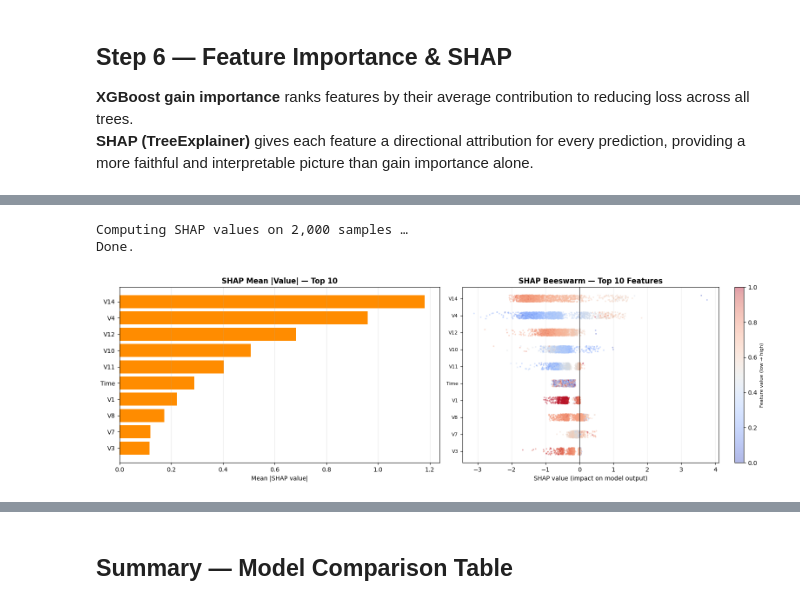
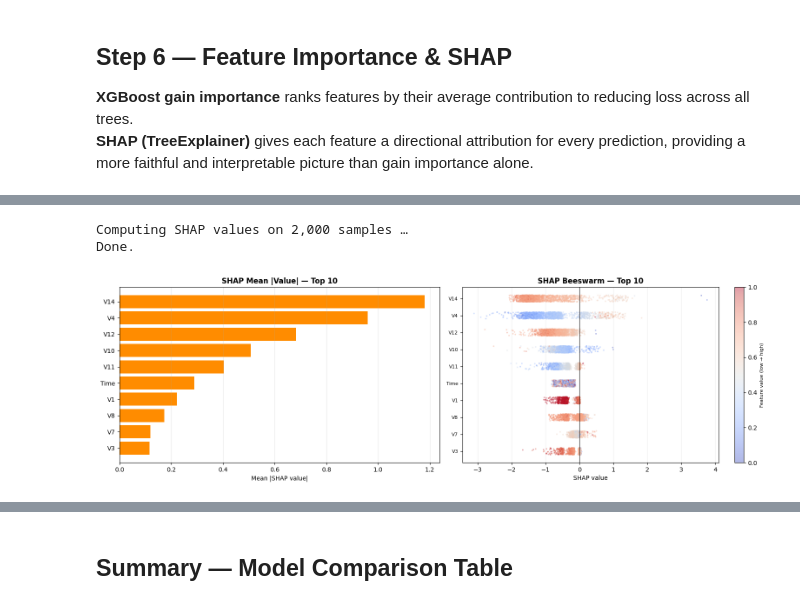
Before and after one commit to sanjaykeyan/CreditCard_fraud_detection, a Jupyter notebook: 03_xgboost_model.ipynb, the cells around one changed output, grey strips where cells are left out. Cells and saved outputs as stored; diff of their text form; code cells hidden in the pictures.

```diff
--- a/03_xgboost_model.ipynb
+++ b/03_xgboost_model.ipynb
@@ -526,83 +346,68 @@ log_amount    0.020417
 # %%
 import shap
 
-# ── SHAP TreeExplainer — runs natively on XGBoost, no approximation needed ───
-explainer   = shap.TreeExplainer(xgb_model)
+explainer = shap.TreeExplainer(xgb_model)
 
-# Use a random sample of test set for faster computation (stratified by class)
+# stratified sample for SHAP — keep fraud/legit ratio roughly intact
 SHAP_SAMPLE = min(2000, len(X_test_fe))
-rng          = np.random.default_rng(42)
-fraud_idx    = np.where(y_te == 1)[0]
-legit_idx    = np.where(y_te == 0)[0]
-
-# Sample proportionally
-n_fraud = min(len(fraud_idx), int(SHAP_SAMPLE * y_te.mean()) + 1)
-n_legit = SHAP_SAMPLE - n_fraud
-sample_idx = np.concatenate([
+rng         = np.random.default_rng(42)
+fraud_idx   = np.where(y_te == 1)[0]
+legit_idx   = np.where(y_te == 0)[0]
+n_fraud     = min(len(fraud_idx), int(SHAP_SAMPLE * y_te.mean()) + 1)
+sample_idx  = np.concatenate([
     rng.choice(fraud_idx, n_fraud, replace=False),
-    rng.choice(legit_idx, n_legit, replace=False),
+    rng.choice(legit_idx, SHAP_SAMPLE - n_fraud, replace=False),
 ])
 
 X_shap = X_test_fe.iloc[sample_idx].reset_index(drop=True)
-
 print(f"Computing SHAP values on {len(X_shap):,} samples …")
 shap_values = explainer.shap_values(X_shap)
 print("Done.")
 
-# ── SHAP bar summary: mean(|SHAP|) per feature ────────────────────────────────
-mean_abs_shap = pd.DataFrame({
-    "feature"   : FEATURE_COLS,
-    "mean_shap" : np.abs(shap_values).mean(axis=0)
-}).sort_values("mean_shap", ascending=False).reset_index(drop=True)
-
-top_shap = mean_abs_shap.head(TOP_N)
+mean_abs_shap = (
+    pd.DataFrame({"feature": FEATURE_COLS, "mean_shap": np.abs(shap_values).mean(axis=0)})
+    .sort_values("mean_shap", ascending=False)
+    .reset_index(drop=True)
+)
+top_shap      = mean_abs_shap.head(TOP_N)
+top_feat_names = top_shap["feature"].tolist()
+top_feat_idx   = [FEATURE_COLS.index(f) for f in top_feat_names]
 
 fig, axes = plt.subplots(1, 2, figsize=(16, 5))
 
-# Left: mean |SHAP| bar
+# mean |SHAP| bar
 axes[0].barh(top_shap["feature"][::-1], top_shap["mean_shap"][::-1], color="darkorange")
 axes[0].set_title(f"SHAP Mean |Value| — Top {TOP_N}", fontweight="bold")
 axes[0].set_xlabel("Mean |SHAP value|")
 axes[0].grid(axis="x", alpha=0.3)
 
-# Right: beeswarm / dot plot for top features
-top_feat_names = top_shap["feature"].tolist()
-top_feat_idx   = [FEATURE_COLS.index(f) for f in top_feat_names]
-shap_top       = shap_values[:, top_feat_idx]
-X_shap_top     = X_shap[top_feat_names]
-
-# Manually draw dot summary (matplotlib-only, no shap.plots dependency issue)
-n_feat = len(top_feat_names)
-y_positions = np.arange(n_feat)
-
+# beeswarm (matplotlib, no shap.plots dependency)
+shap_top   = shap_values[:, top_feat_idx]
+X_shap_top = X_shap[top_feat_names]
 for i, feat in enumerate(reversed(top_feat_names)):
-    fi = top_feat_names.index(feat)
-    sv = shap_top[:, fi]
-    fv = X_shap_top[feat].values
-    # Normalise feature values for colour mapping
+    fi  = top_feat_names.index(feat)
+    sv  = shap_top[:, fi]
+    fv  = X_shap_top[feat].values
     fv_norm = (fv - fv.min()) / (fv.max() - fv.min() + 1e-9)
-    scatter = axes[1].scatter(
+    sc  = axes[1].scatter(
         sv, np.full_like(sv, i) + rng.uniform(-0.2, 0.2, len(sv)),
-        c=fv_norm, cmap="coolwarm", alpha=0.4, s=6, linewidths=0
+        c=fv_norm, cmap="coolwarm", alpha=0.4, s=6, linewidths=0,
     )
-
-axes[1].set_yticks(y_positions)
+axes[1].set_yticks(range(TOP_N))
 axes[1].set_yticklabels(list(reversed(top_feat_names)), fontsize=8)
 axes[1].axvline(0, color="black", lw=0.8)
-axes[1].set_title(f"SHAP Beeswarm — Top {TOP_N} Features", fontweight="bold")
-axes[1].set_xlabel("SHAP value (impact on model output)")
-cbar = plt.colorbar(scatter, ax=axes[1])
-cbar.set_label("Feature value (low → high)", fontsize=8)
+axes[1].set_title(f"SHAP Beeswarm — Top {TOP_N}", fontweight="bold")
+axes[1].set_xlabel("SHAP value")
+plt.colorbar(sc, ax=axes[1]).set_label("Feature value (low → high)", fontsize=8)
 axes[1].grid(axis="x", alpha=0.2)
 
 plt.tight_layout()
 plt.savefig("data/processed/shap_summary.png", dpi=150, bbox_inches="tight")
 plt.show()
-print("SHAP plots saved to data/processed/shap_summary.png")
 
-print(f"\nTop {TOP_N} features by mean |SHAP|:")
+print(f"\nTop {TOP_N} by mean |SHAP|:")
 print(top_shap.to_string(index=False))
 # %% [output]
 Computing SHAP values on 2,000 samples …
 Done.
-[figure, old version]
+[figure, new version]
```
Also changed, not shown: parts of 9 cells of this notebook, 15 other files.
